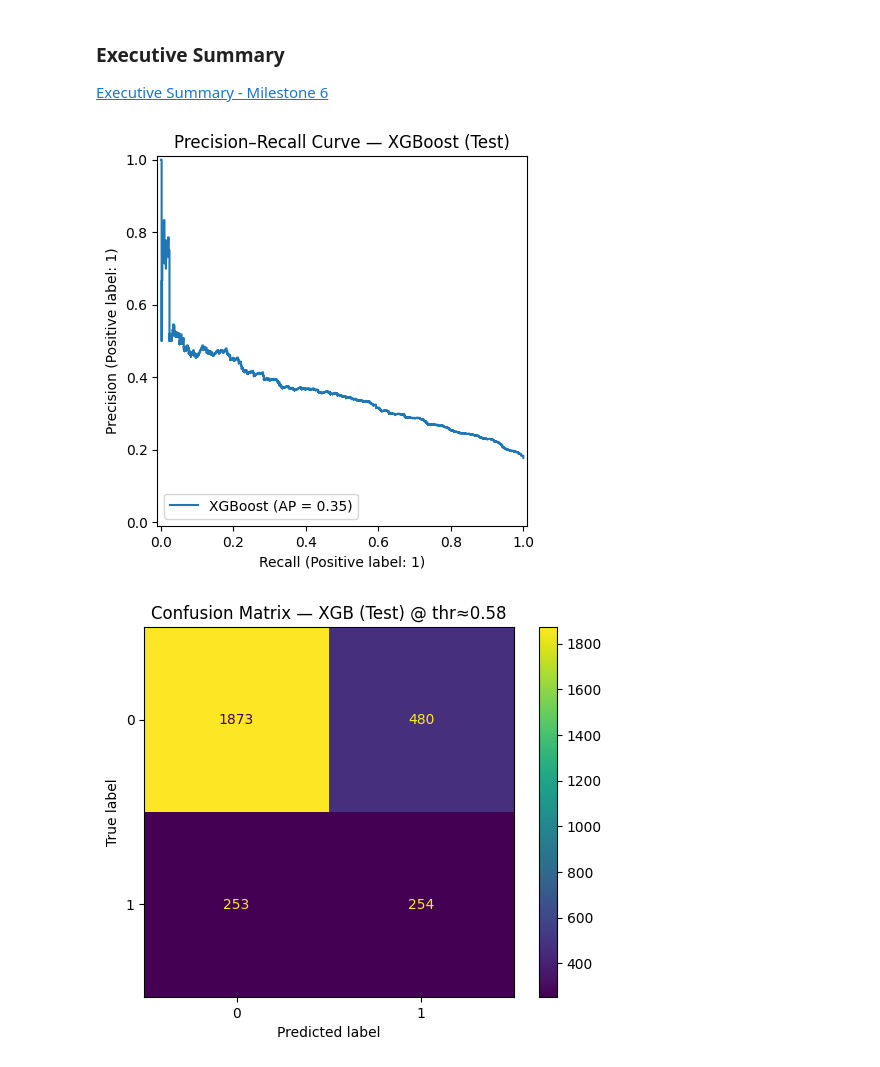
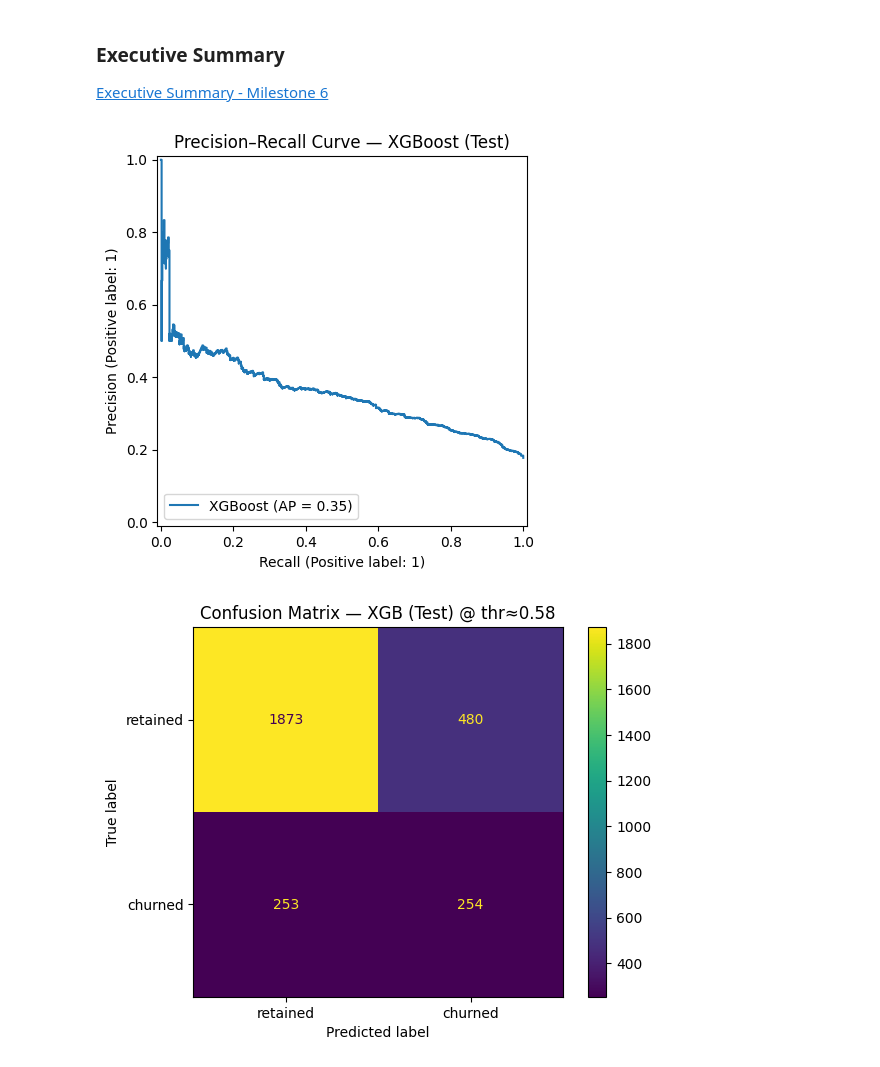
Before and after one commit to christopherbolduc/waze-churn-prediction, a Jupyter notebook: notebooks/06b_machine_learning.ipynb, the cells around one changed output. Cells and saved outputs as stored; diff of their text form; code cells hidden in the pictures.

```diff
--- a/notebooks/06b_machine_learning.ipynb
+++ b/notebooks/06b_machine_learning.ipynb
@@ -693,48 +698,48 @@ To align with business targets, we selected an **operational threshold of ~0.58*
 # Visualizations for README file
 
 # PR Curve
-PrecisionRecallDisplay.from_predictions(y_test, test_probs, name="XGBoost")
+PrecisionRecallDisplay.from_predictions(y_test, test_probs, name='XGBoost')
 plt.title("Precision–Recall Curve — XGBoost (Test)")
-plt.savefig("../visuals/pr_curve_xgb_test.png", dpi=200, bbox_inches="tight"); plt.show()
+plt.savefig('../visuals/pr_curve_xgb_test.png', dpi=200, bbox_inches='tight'); plt.show()
 
 # Confusion Matrix @ threshold ~0.58
 thr = 0.582
 preds = (test_probs >= thr).astype(int)
-disp = ConfusionMatrixDisplay(confusion_matrix(y_test, preds))
+disp = ConfusionMatrixDisplay(confusion_matrix(y_test, preds), display_labels=['retained', 'churned'])
 disp.plot(values_format="d")
 plt.title("Confusion Matrix — XGB (Test) @ thr≈0.58")
-plt.savefig("../visuals/cm_xgb_test_thr058.png", dpi=200, bbox_inches="tight"); plt.show()
+plt.savefig('../visuals/cm_xgb_test_thr058.png', dpi=200, bbox_inches='tight'); plt.show()
 
 # Feature Importances (Top 12)
 plot_importance(xgb_best, max_num_features=12, height=0.5)
 plt.title("Top Feature Importances — XGBoost")
-plt.savefig("../visuals/feat_importance_xgb_top12.png", dpi=200, bbox_inches="tight"); plt.show()
+plt.savefig('../visuals/feat_importance_xgb_top12.png', dpi=200, bbox_inches='tight'); plt.show()
 
 # Threshold Sweep
 ths = np.linspace(0.05, 0.95, 37)
 prec, rec = [], []
 for t in ths:
     p = (test_probs >= t).astype(int)
     prec.append(precision_score(y_test, p, zero_division=0))
     rec.append(recall_score(y_test, p))
 plt.figure()
-plt.plot(ths, prec, label="Precision"); plt.plot(ths, rec, label="Recall")
+plt.plot(ths, prec, label='Precision'); plt.plot(ths, rec, label='Recall')
 plt.scatter([0.582, 0.4], [
     precision_score(y_test, (test_probs>=0.582).astype(int), zero_division=0),
     precision_score(y_test, (test_probs>=0.4).astype(int), zero_division=0)
 ], label="Operating Points")
 plt.legend(); plt.xlabel("Threshold"); plt.ylabel("Score"); plt.title("Precision & Recall vs Threshold")
-plt.savefig("../visuals/threshold_sweep_precision_recall.png", dpi=200, bbox_inches="tight"); plt.show()
+plt.savefig('../visuals/threshold_sweep_precision_recall.png', dpi=200, bbox_inches='tight'); plt.show()
 
 # Risk Tiers Bar
-risk = pd.cut(test_probs, bins=[-1, 0.40, 0.582, 1.01], labels=["low","medium","high"])
-risk.value_counts().loc[["high","medium","low"]].plot(kind="bar")
+risk = pd.cut(test_probs, bins=[-1, 0.40, 0.582, 1.01], labels=['low','medium','high'])
+risk.value_counts().loc[['high','medium','low']].plot(kind='bar')
 plt.title("Users by Risk Tier (Test)"); plt.xlabel("Tier"); plt.ylabel("Users")
 plt.xticks(rotation=0)
-plt.savefig("../visuals/risk_tiers_bar.png", dpi=200, bbox_inches="tight"); plt.show()
+plt.savefig('../visuals/risk_tiers_bar.png', dpi=200, bbox_inches='tight'); plt.show()
 # %% [output]
 [figure]
-[figure, old version]
+[figure, new version]
 [figure]
 [figure]
 [figure]
```
Also changed, not shown: parts of 18 cells of this notebook.
